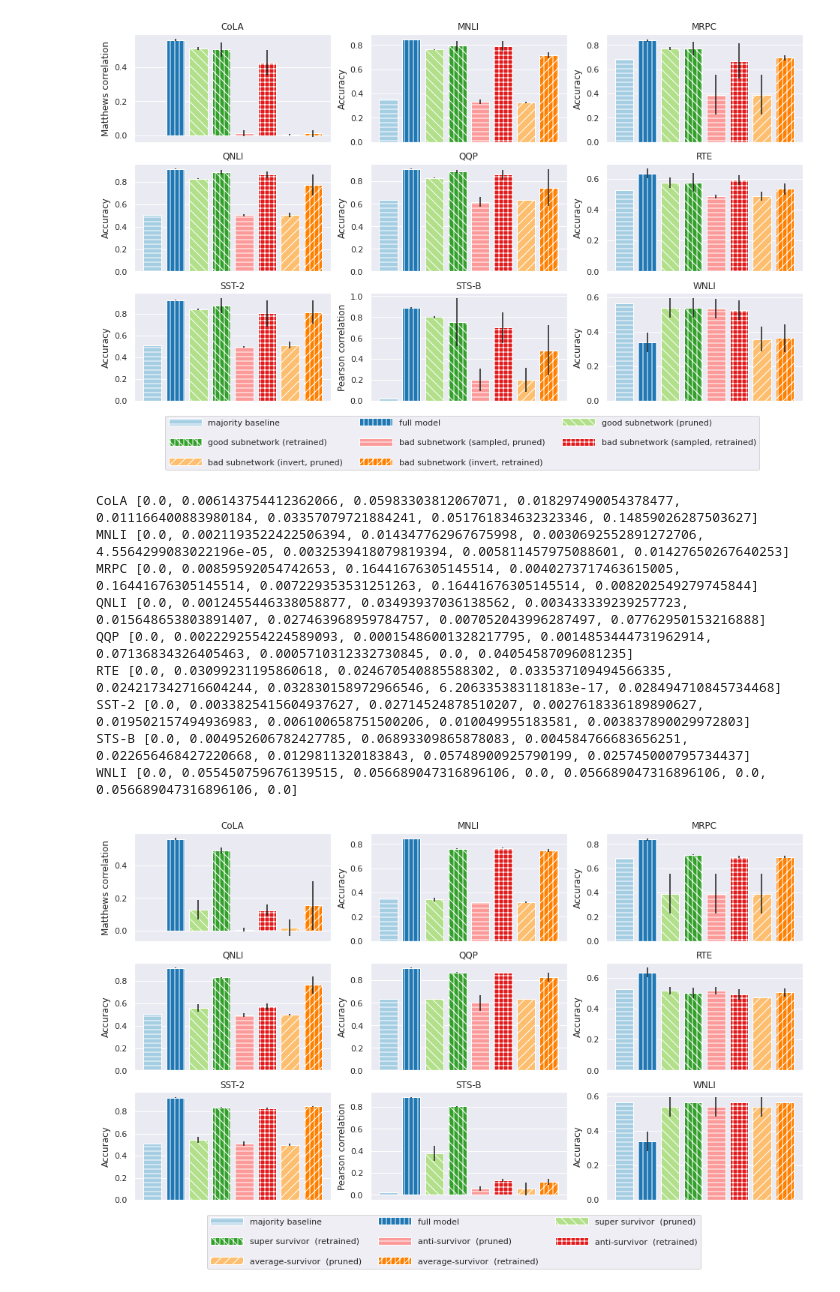
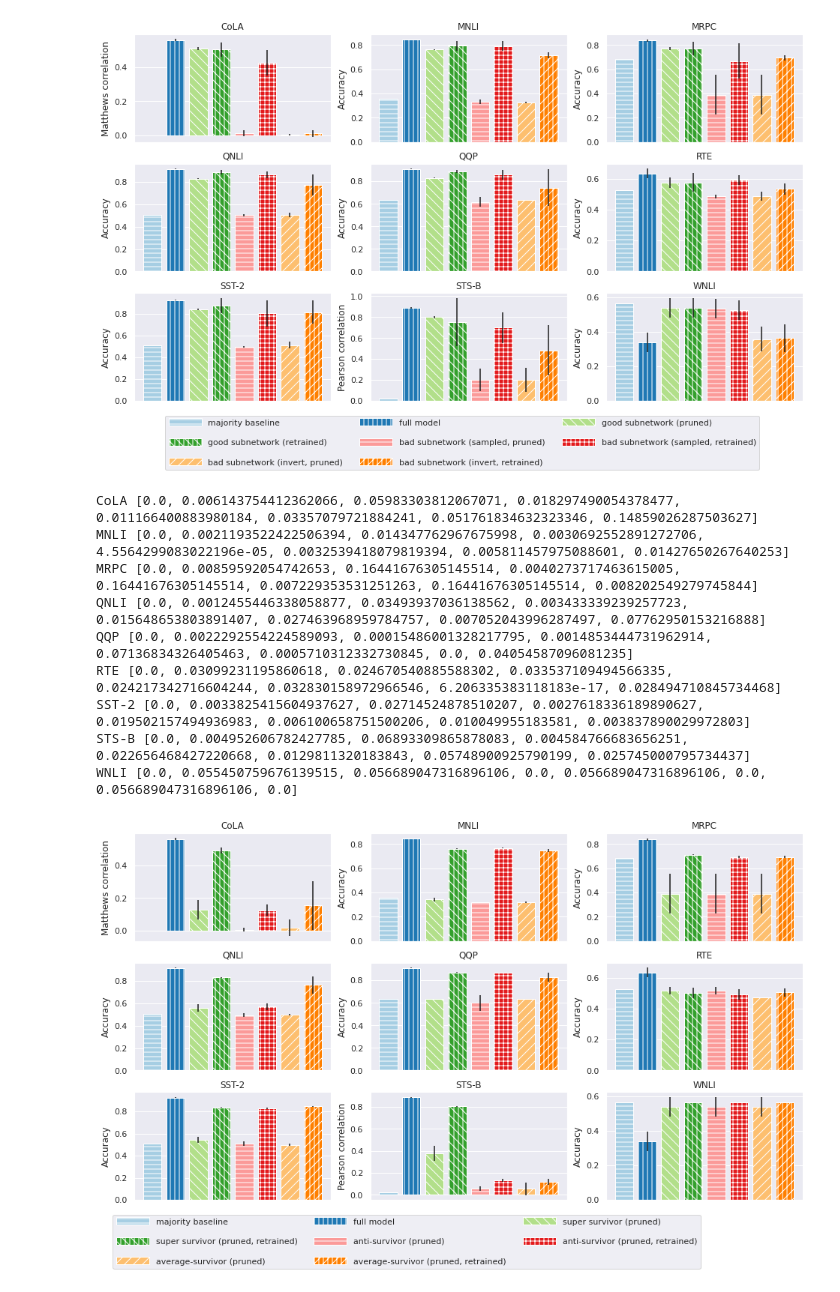
Before and after one commit to sai-prasanna/bert-experiments, a Jupyter notebook: experiment_analysis/eval_performance_analysis.ipynb, the cells around one changed output. Cells and saved outputs as stored; diff of their text form; code cells hidden in the pictures.

Commit message:
Update evaluation performance

```diff
--- a/experiment_analysis/eval_performance_analysis.ipynb
+++ b/experiment_analysis/eval_performance_analysis.ipynb
@@ -134,42 +134,40 @@ name_path = {
     "majority baseline": evaluation_dir / "freq_baseline" / "results.json",
     #"1 head mlp baseline  (retrained)": evaluation_dir / "head_mlp_zero_retrained" / "baseline" / "results.json",
     "full model": evaluation_dir / "no_mask" / "baseline" / "results.json",
 
 
-    "super survivor  (pruned)": evaluation_dir / "head_mlp_super" / "baseline" / "results.json",
-    "super survivor  (retrained)": evaluation_dir / "head_mlp_super_retrained" / "baseline" / "results.json",
-
-    "anti-survivor  (pruned)": evaluation_dir / "head_mlp_super_bizzaro" / "baseline" / "results.json",
-    "anti-survivor  (retrained)": evaluation_dir / "head_mlp_super_bizzaro_retrained" / "baseline" / "results.json",
+    "super survivor (pruned)": evaluation_dir / "head_mlp_super" / "baseline" / "results.json",
+    "super survivor (pruned, retrained)": evaluation_dir / "head_mlp_super_retrained" / "baseline" / "results.json",
+    "anti-survivor (pruned)": evaluation_dir / "head_mlp_super_bizzaro" / "baseline" / "results.json",
+    "anti-survivor (pruned, retrained)": evaluation_dir / "head_mlp_super_bizzaro_retrained" / "baseline" / "results.json",
+    "average-survivor (pruned)": evaluation_dir / "head_mlp_super_midling" / "baseline" / "results.json",
+    "average-survivor (pruned, retrained)": evaluation_dir / "head_mlp_super_midling_retrained" / "baseline" / "results.json",
 
 #     "anti-survivor 2  (pruned)": evaluation_dir / "head_mlp_super_bizzaro_2" / "baseline" / "results.json",
 #     "anti-survivor 2  (retrained)": evaluation_dir / "head_mlp_super_bizzaro_2_retrained" / "baseline" / "results.json",
 
 #     "anti-survivor old (pruned)": evaluation_dir / "head_mlp_super_bad" / "baseline" / "results.json",
 #     "anti-survivor old (retrained)": evaluation_dir / "head_mlp_super_bad_retrained" / "baseline" / "results.json",
 
-    "average-survivor  (pruned)": evaluation_dir / "head_mlp_super_midling" / "baseline" / "results.json",
-    "average-survivor  (retrained)": evaluation_dir / "head_mlp_super_midling_retrained" / "baseline" / "results.json",
 }
-
 
 analyzed_metrics = []
 for name, path in name_path.items():
     with path.open() as f:
         metrics = json.load(f)
     analyzed_metrics.append((name, metrics))
 plot_all_task_metrics(analyzed_metrics,  "evaluation/importance_pruning_super_evaluation.pdf", 0.5)
 # %% [output]
 CoLA [0.0, 0.006143754412362066, 0.05983303812067071, 0.018297490054378477, 0.011166400883980184, 0.03357079721884241, 0.051761834632323346, 0.14859026287503627]
 MNLI [0.0, 0.0021193522422506394, 0.014347762967675998, 0.0030692552891272706, 4.5564299083022196e-05, 0.0032539418079819394, 0.005811457975088601, 0.01427650267640253]
 MRPC [0.0, 0.00859592054742653, 0.16441676305145514, 0.0040273717463615005, 0.16441676305145514, 0.007229353531251263, 0.16441676305145514, 0.008202549279745844]
 QNLI [0.0, 0.0012455446338058877, 0.03493937036138562, 0.003433339239257723, 0.015648653803891407, 0.027463968959784757, 0.007052043996287497, 0.07762950153216888]
 QQP [0.0, 0.0022292554224589093, 0.00015486001328217795, 0.0014853444731962914, 0.07136834326405463, 0.0005710312332730845, 0.0, 0.04054587096081235]
 RTE [0.0, 0.03099231195860618, 0.024670540885588302, 0.033537109494566335, 0.024217342716604244, 0.032830158972966546, 6.206335383118183e-17, 0.028494710845734468]
 SST-2 [0.0, 0.0033825415604937627, 0.02714524878510207, 0.0027618336189890627, 0.019502157494936983, 0.006100658751500206, 0.010049955183581, 0.003837890029972803]
 STS-B [0.0, 0.004952606782427785, 0.06893309865878083, 0.004584766683656251, 0.022656468427220668, 0.0129811320183843, 0.05748900925790199, 0.025745000795734437]
 WNLI [0.0, 0.055450759676139515, 0.056689047316896106, 0.0, 0.056689047316896106, 0.0, 0.056689047316896106, 0.0]
-[figure, old version]
+[figure, new version]
 # %%
 evaluation_dir = pathlib.Path("../evaluate_masked")
 name_path = {
```
Also changed, not shown: parts of 3 cells of this notebook, 7 other files.
